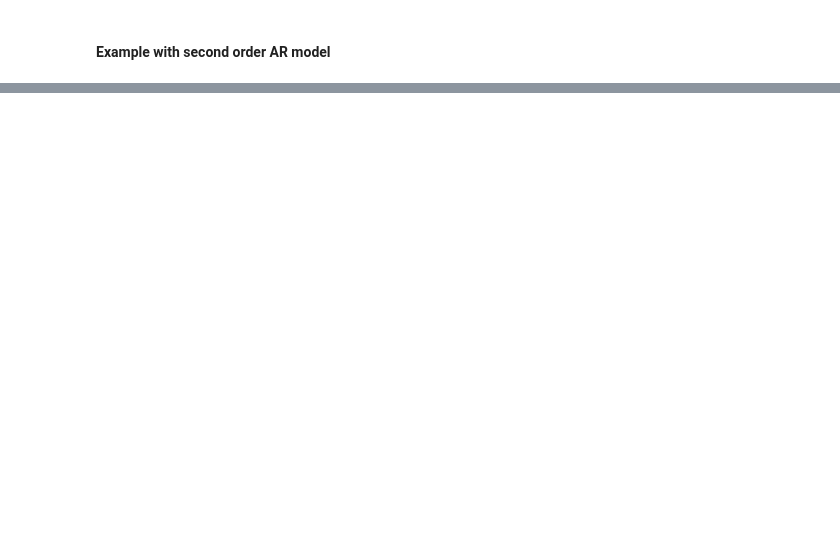
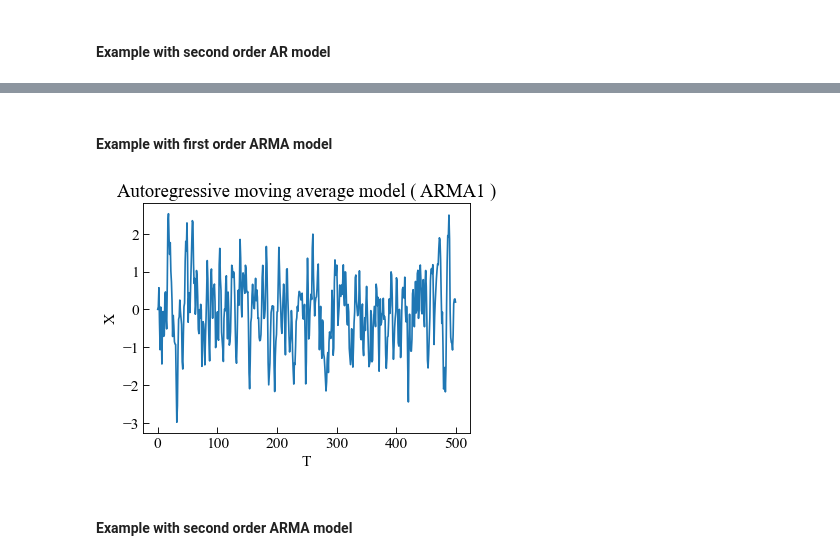
Before and after one commit to dpzhuX/ffpack, a Jupyter notebook: docs/source/load sequence generator.ipynb, the cells around one changed output, grey strips where cells are left out. Drawn from its saved outputs; the diff is of its cells as text; code cells hidden in the pictures; blank space fills up the shorter version.

```diff
--- a/docs/source/load sequence generator.ipynb
+++ b/docs/source/load sequence generator.ipynb
@@ -185,0 +307,28 @@ plt.show()
+# %% [markdown]
+#### Example with first order ARMA model
+# %%
+# Set random seed for repeatable results
+from ffpack.config import globalConfig
+globalConfig.setSeed( 123 )
+
+obs = [ 0 ]
+phis = [ 0.5 ]
+thetas = [ 0.8 ]
+arman1stResults = armaNormal( 500, obs, phis, thetas, 0, 0.5 )
+# %%
+fig, ax = plt.subplots()
+
+ax.plot( np.array( arman1stResults ) )
+
+ax.tick_params(axis='x', direction="in", length=5)
+ax.tick_params(axis='y', direction="in", length=5)
+ax.set_ylabel( "X" )
+ax.set_xlabel( "T" )
+ax.set_title( "Autoregressive moving average model ( ARMA1 )" )
+
+plt.tight_layout()
+plt.show()
+# %% [output]
+[figure, added]
+# %% [markdown]
+#### Example with second order ARMA model
```
Also changed, not shown: parts of 36 cells of this notebook, 13 other files.
